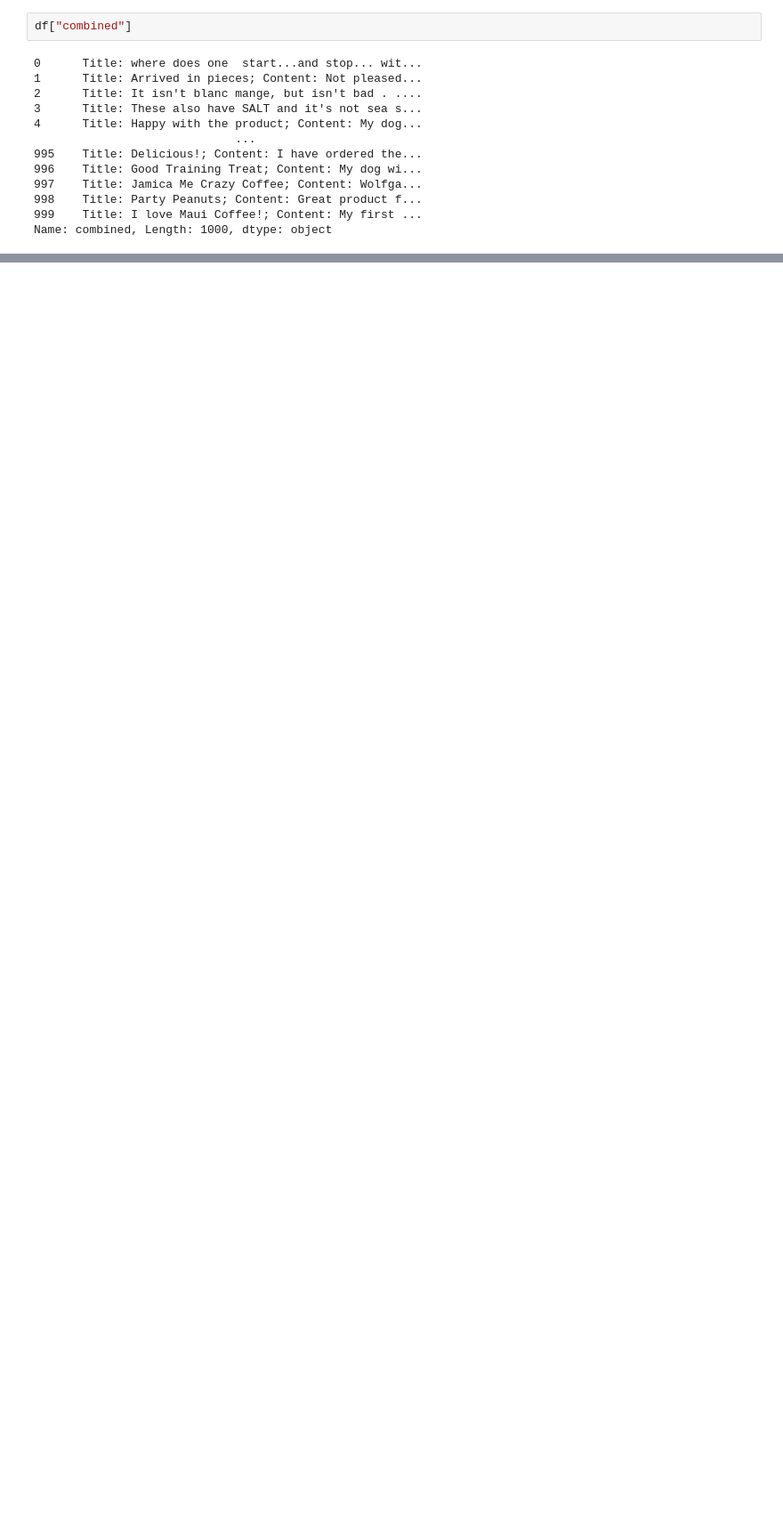
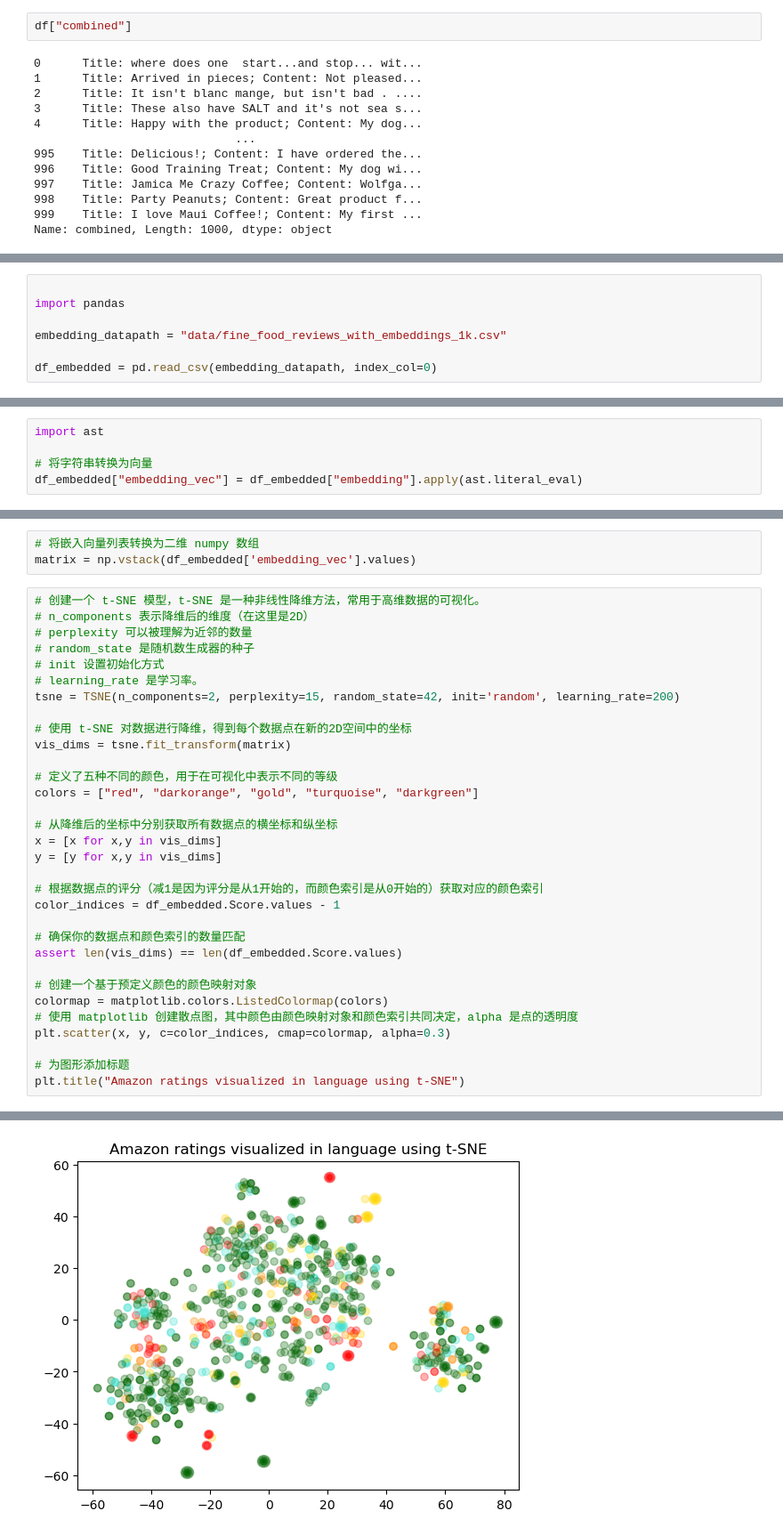
Before and after one commit to CatonChen/openai-quickstart, a Jupyter notebook: openai_api/embedding_learn_231126.ipynb, the cells around one changed output, grey strips where cells are left out. Shown at 89% size. Cells and saved outputs as stored; diff of their text form; blank space fills up the shorter version.

```diff
--- a/openai_api/embedding_learn_231126.ipynb
+++ b/openai_api/embedding_learn_231126.ipynb
@@ -58,0 +200,7 @@ Name: combined, Length: 1000, dtype: object
+# %%
+
+import pandas
+
+embedding_datapath = "data/fine_food_reviews_with_embeddings_1k.csv"
+
+df_embedded = pd.read_csv(embedding_datapath, index_col=0)
@@ -58,0 +226,5 @@ Name: combined, Length: 1000, dtype: object
+# %%
+import ast
+
+# 将字符串转换为向量
+df_embedded["embedding_vec"] = df_embedded["embedding"].apply(ast.literal_eval)
@@ -58,0 +259,36 @@ Name: combined, Length: 1000, dtype: object
+# %%
+# 将嵌入向量列表转换为二维 numpy 数组
+matrix = np.vstack(df_embedded['embedding_vec'].values)
+# %%
+# 创建一个 t-SNE 模型，t-SNE 是一种非线性降维方法，常用于高维数据的可视化。
+# n_components 表示降维后的维度（在这里是2D）
+# perplexity 可以被理解为近邻的数量
+# random_state 是随机数生成器的种子
+# init 设置初始化方式
+# learning_rate 是学习率。
+tsne = TSNE(n_components=2, perplexity=15, random_state=42, init='random', learning_rate=200)
+
+# 使用 t-SNE 对数据进行降维，得到每个数据点在新的2D空间中的坐标
+vis_dims = tsne.fit_transform(matrix)
+
+# 定义了五种不同的颜色，用于在可视化中表示不同的等级
+colors = ["red", "darkorange", "gold", "turquoise", "darkgreen"]
+
+# 从降维后的坐标中分别获取所有数据点的横坐标和纵坐标
+x = [x for x,y in vis_dims]
+y = [y for x,y in vis_dims]
+
+# 根据数据点的评分（减1是因为评分是从1开始的，而颜色索引是从0开始的）获取对应的颜色索引
+color_indices = df_embedded.Score.values - 1
+
+# 确保你的数据点和颜色索引的数量匹配
+assert len(vis_dims) == len(df_embedded.Score.values)
+
+# 创建一个基于预定义颜色的颜色映射对象
+colormap = matplotlib.colors.ListedColormap(colors)
+# 使用 matplotlib 创建散点图，其中颜色由颜色映射对象和颜色索引共同决定，alpha 是点的透明度
+plt.scatter(x, y, c=color_indices, cmap=colormap, alpha=0.3)
+
+# 为图形添加标题
+plt.title("Amazon ratings visualized in language using t-SNE")
+# %% [output]
@@ -58,0 +296 @@ Name: combined, Length: 1000, dtype: object
+[figure, added]
```
Also changed, not shown: parts of 26 cells of this notebook, 37 other files.
